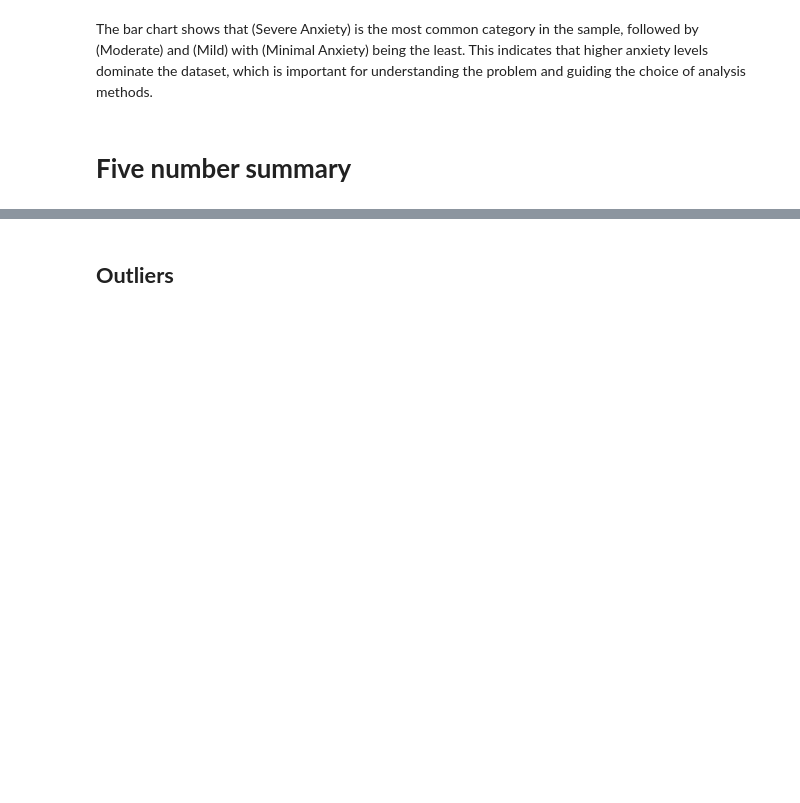
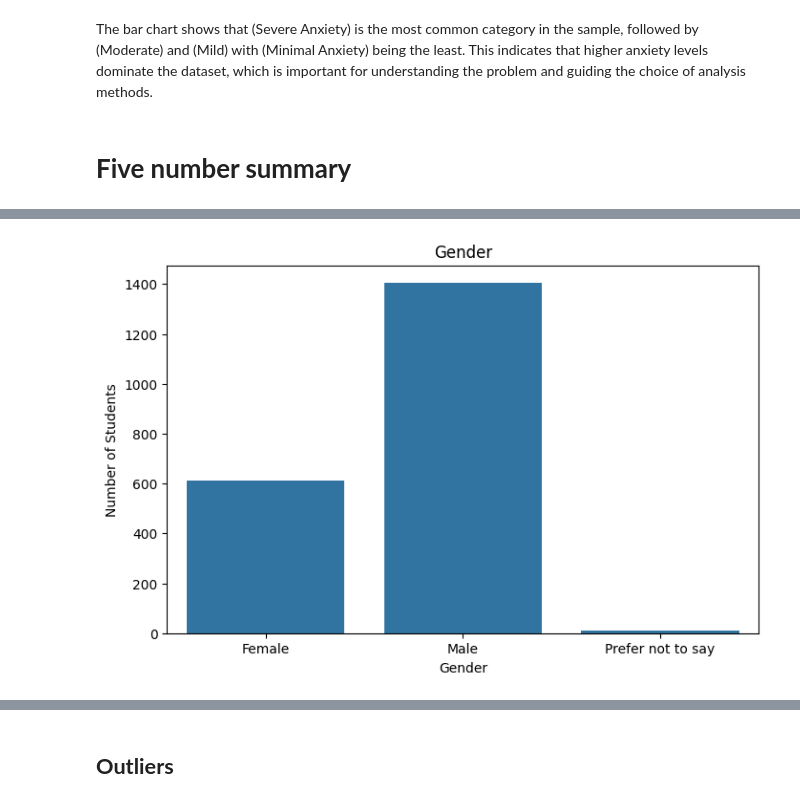
Before and after one commit to ara1x/DataMining-Project, a Jupyter notebook: Phase2.ipynb, the cells around one changed output, grey strips where cells are left out. Saved outputs shown, nothing was run; the diff lists cells and outputs as text; code cells hidden in the pictures; blank space fills up the shorter version.

```diff
--- a/Phase2.ipynb
+++ b/Phase2.ipynb
@@ -83,0 +101,12 @@ The bar chart shows that (Severe Anxiety) is the most common category in the sam
+# %%
+label_counts = df.groupby(['2. Gender']).size().reset_index(name='Count')
+
+plt.figure(figsize=(8, 5))
+sns.barplot(data=label_counts, x='2. Gender', y='Count')
+
+plt.title('Gender')
+plt.xlabel('Gender')
+plt.ylabel('Number of Students')
+plt.show()
+# %% [output]
+[figure, added]
```
Also changed, not shown: parts of 12 cells of this notebook.
